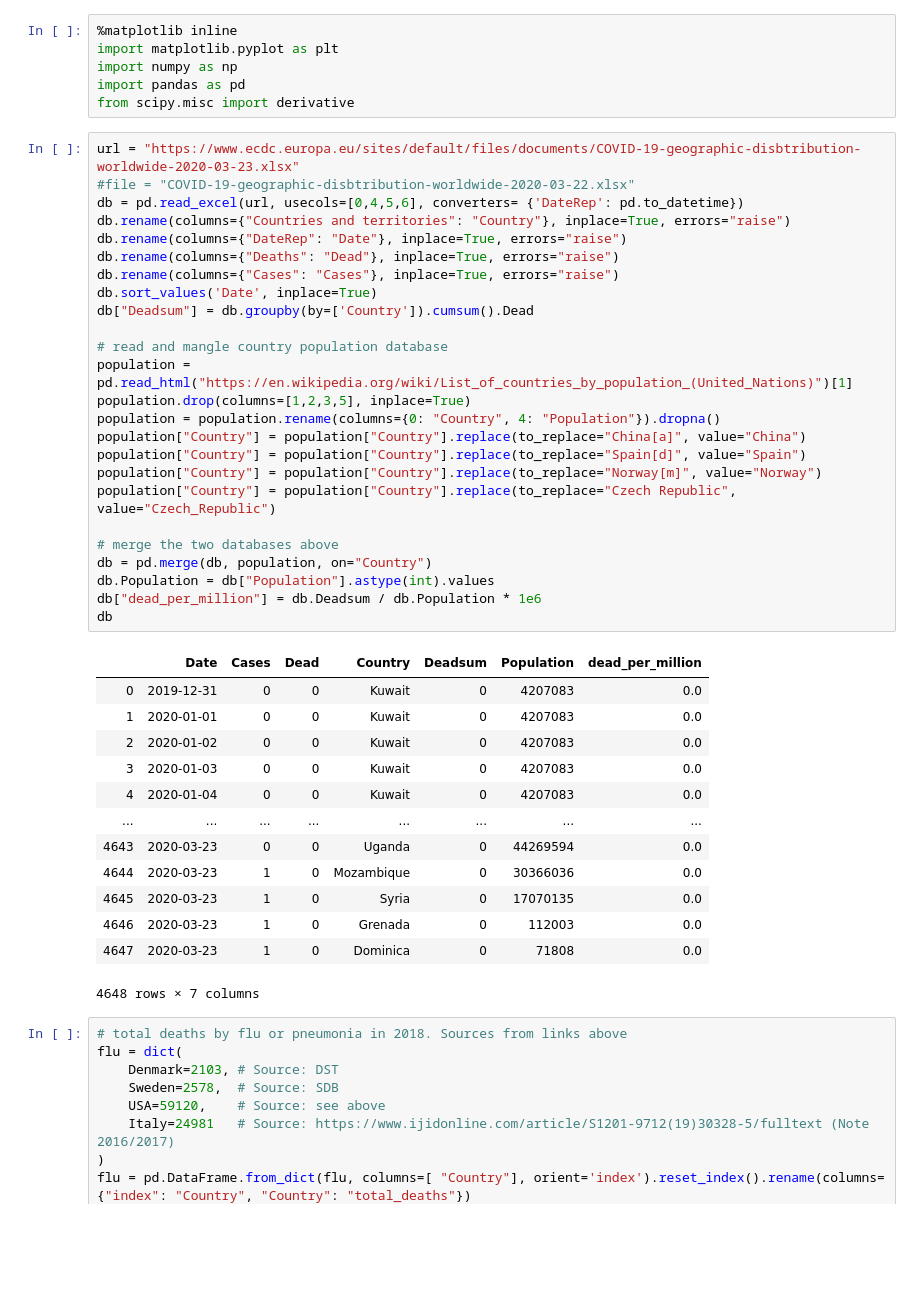
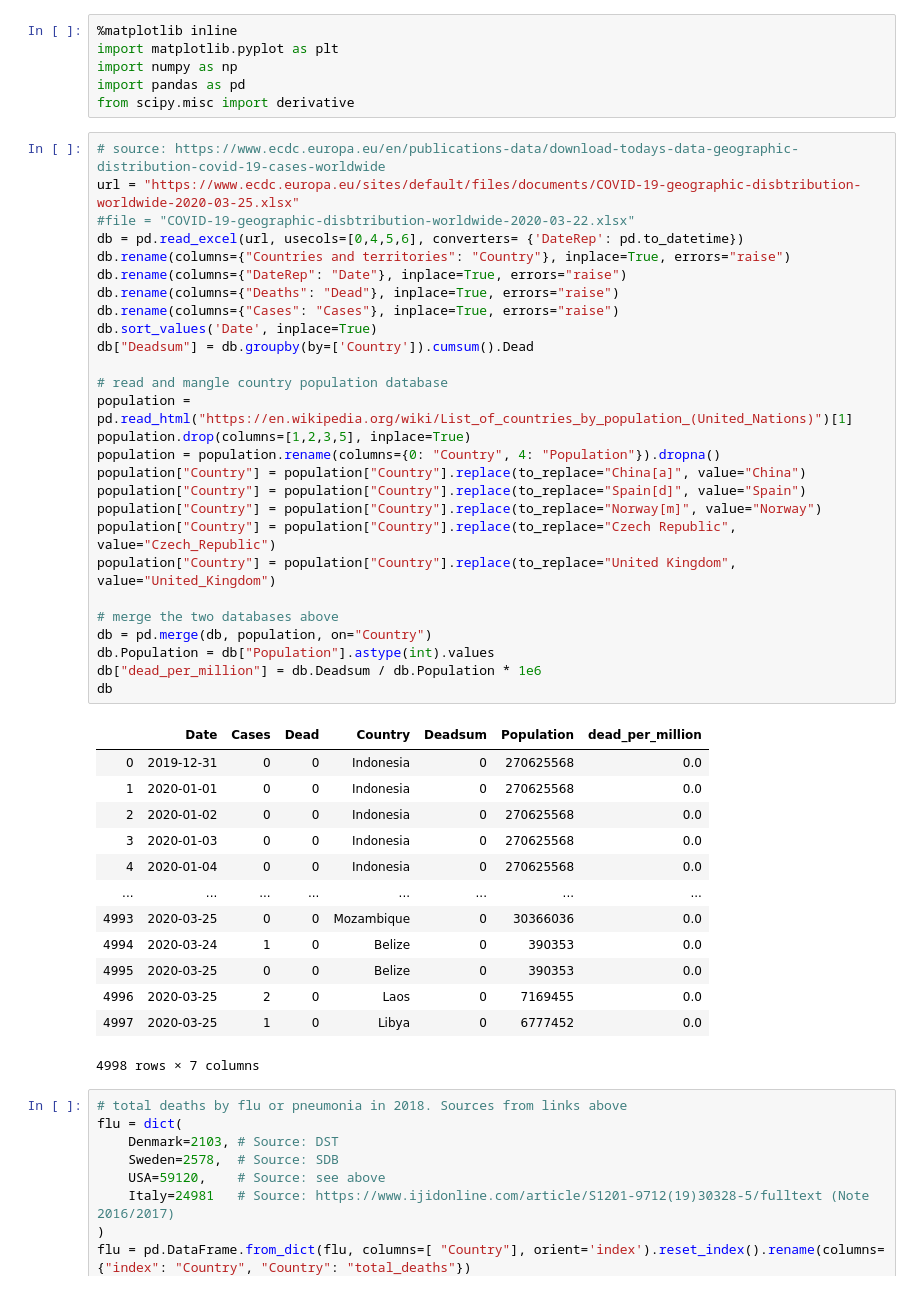
Before and after one commit to mlund/corona-vs-flu, a Jupyter notebook: notebook.ipynb, the cells around one changed output. Cells and saved outputs as stored; diff of their text form; blank space fills up the shorter version.

```diff
--- a/notebook.ipynb
+++ b/notebook.ipynb
@@ -19,44 +19,46 @@ import numpy as np
 import pandas as pd
 from scipy.misc import derivative
 # %%
-url = "https://www.ecdc.europa.eu/sites/default/files/documents/COVID-19-geographic-disbtribution-worldwide-2020-03-23.xlsx"
+# source: https://www.ecdc.europa.eu/en/publications-data/download-todays-data-geographic-distribution-covid-19-cases-worldwide
+url = "https://www.ecdc.europa.eu/sites/default/files/documents/COVID-19-geographic-disbtribution-worldwide-2020-03-25.xlsx"
 #file = "COVID-19-geographic-disbtribution-worldwide-2020-03-22.xlsx"
 db = pd.read_excel(url, usecols=[0,4,5,6], converters= {'DateRep': pd.to_datetime})
 db.rename(columns={"Countries and territories": "Country"}, inplace=True, errors="raise")
 db.rename(columns={"DateRep": "Date"}, inplace=True, errors="raise")
 db.rename(columns={"Deaths": "Dead"}, inplace=True, errors="raise")
 db.rename(columns={"Cases": "Cases"}, inplace=True, errors="raise")
 db.sort_values('Date', inplace=True)
 db["Deadsum"] = db.groupby(by=['Country']).cumsum().Dead
 
 # read and mangle country population database
 population = pd.read_html("https://en.wikipedia.org/wiki/List_of_countries_by_population_(United_Nations)")[1]
 population.drop(columns=[1,2,3,5], inplace=True)
 population = population.rename(columns={0: "Country", 4: "Population"}).dropna()
 population["Country"] = population["Country"].replace(to_replace="China[a]", value="China")
 population["Country"] = population["Country"].replace(to_replace="Spain[d]", value="Spain")
 population["Country"] = population["Country"].replace(to_replace="Norway[m]", value="Norway")
 population["Country"] = population["Country"].replace(to_replace="Czech Republic", value="Czech_Republic")
+population["Country"] = population["Country"].replace(to_replace="United Kingdom", value="United_Kingdom")
 
 # merge the two databases above
 db = pd.merge(db, population, on="Country")
 db.Population = db["Population"].astype(int).values
 db["dead_per_million"] = db.Deadsum / db.Population * 1e6
 db
 # %% [output]
 |  | Date | Cases | Dead | Country | Deadsum | Population | dead_per_million |
-| 0 | 2019-12-31 | 0 | 0 | Kuwait | 0 | 4207083 | 0.0 |
-| 1 | 2020-01-01 | 0 | 0 | Kuwait | 0 | 4207083 | 0.0 |
-| 2 | 2020-01-02 | 0 | 0 | Kuwait | 0 | 4207083 | 0.0 |
-| 3 | 2020-01-03 | 0 | 0 | Kuwait | 0 | 4207083 | 0.0 |
-| 4 | 2020-01-04 | 0 | 0 | Kuwait | 0 | 4207083 | 0.0 |
+| 0 | 2019-12-31 | 0 | 0 | Indonesia | 0 | 270625568 | 0.0 |
+| 1 | 2020-01-01 | 0 | 0 | Indonesia | 0 | 270625568 | 0.0 |
+| 2 | 2020-01-02 | 0 | 0 | Indonesia | 0 | 270625568 | 0.0 |
+| 3 | 2020-01-03 | 0 | 0 | Indonesia | 0 | 270625568 | 0.0 |
+| 4 | 2020-01-04 | 0 | 0 | Indonesia | 0 | 270625568 | 0.0 |
 | ... | ... | ... | ... | ... | ... | ... | ... |
-| 4643 | 2020-03-23 | 0 | 0 | Uganda | 0 | 44269594 | 0.0 |
-| 4644 | 2020-03-23 | 1 | 0 | Mozambique | 0 | 30366036 | 0.0 |
-| 4645 | 2020-03-23 | 1 | 0 | Syria | 0 | 17070135 | 0.0 |
-| 4646 | 2020-03-23 | 1 | 0 | Grenada | 0 | 112003 | 0.0 |
-| 4647 | 2020-03-23 | 1 | 0 | Dominica | 0 | 71808 | 0.0 |
+| 4993 | 2020-03-25 | 0 | 0 | Mozambique | 0 | 30366036 | 0.0 |
+| 4994 | 2020-03-24 | 1 | 0 | Belize | 0 | 390353 | 0.0 |
+| 4995 | 2020-03-25 | 0 | 0 | Belize | 0 | 390353 | 0.0 |
+| 4996 | 2020-03-25 | 2 | 0 | Laos | 0 | 7169455 | 0.0 |
+| 4997 | 2020-03-25 | 1 | 0 | Libya | 0 | 6777452 | 0.0 |
-4648 rows × 7 columns
+4998 rows × 7 columns
 # %%
 # total deaths by flu or pneumonia in 2018. Sources from links above
 flu = dict(
```
Also changed, not shown: parts of 1 cell of this notebook.
